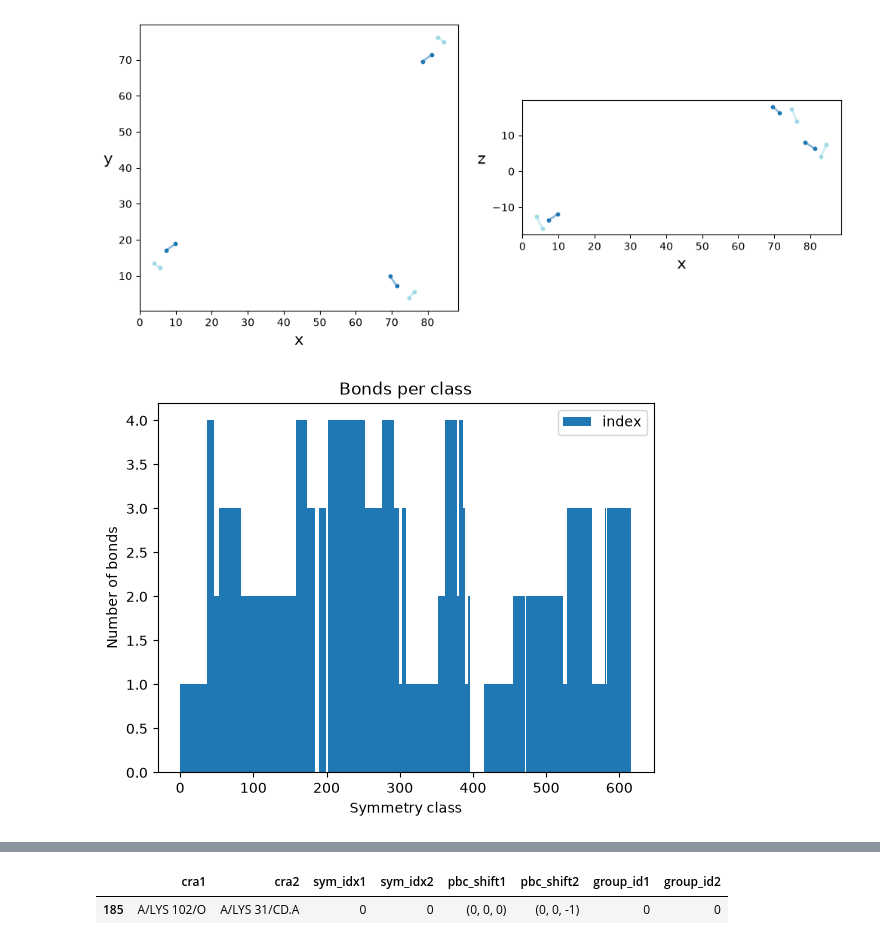
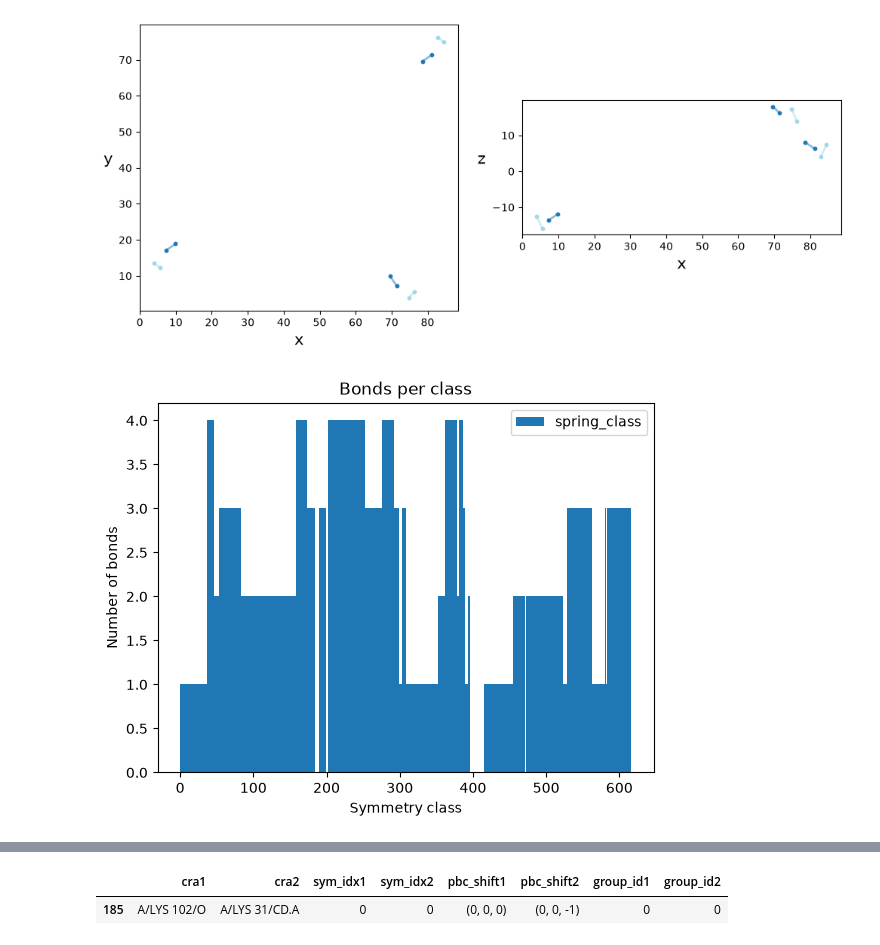
Before and after one commit to prism-science/goodvibes, a Jupyter notebook: sandbox/other-steve/hessian-bands.ipynb, the cells around one changed output, grey strips where cells are left out. Cells and saved outputs as stored; diff of their text form; code cells hidden in the pictures.

```diff
--- a/sandbox/other-steve/hessian-bands.ipynb
+++ b/sandbox/other-steve/hessian-bands.ipynb
@@ -133,6 +133,7 @@ external_df
 # 4. Expand to fill unit cell and add node positions
 # %%
 external_df_expanded = enm._symmetry_expand(external_df, st.cell.images)
+external_df_expanded = external_df_expanded.rename(columns={'index': 'spring_class'})
 
 def transform_position(st, sym_idx, pbc_shift, pos):
     if sym_idx == 0:
@@ -372,13 +372,13 @@ ax2.set_aspect('equal', 'box')
 [figure]
 # %%
 # Select row by its index label and plot its value distribution
-df_symmetry.plot.hist(column=['index'],bins=617)
+df_symmetry.plot.hist(column=['spring_class'],bins=617)
 
 plt.title("Bonds per class")
 plt.xlabel("Symmetry class")
 plt.ylabel("Number of bonds")
 plt.show()
 # %% [output]
-[figure, old version]
+[figure, new version]
 # %%
 # Select row by its index label and plot its value distribution
```
Also changed, not shown: parts of 18 cells of this notebook, 5 other files.
